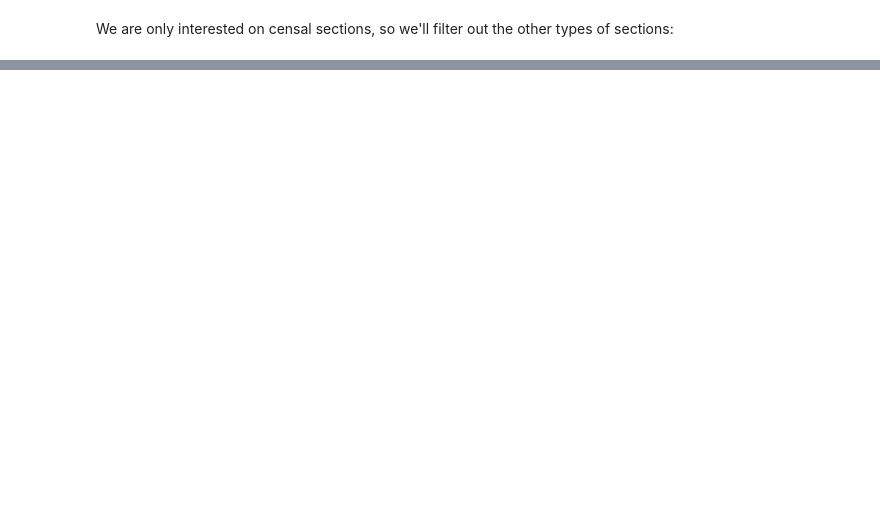
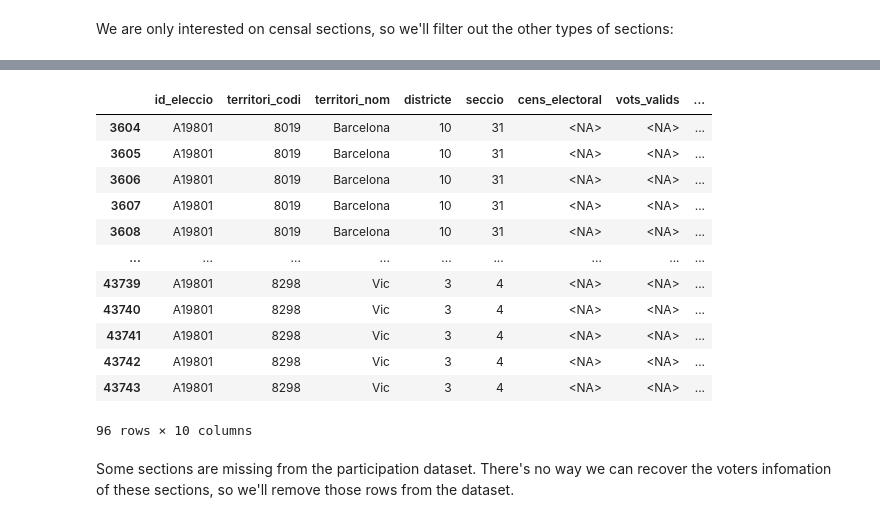
Before and after one commit to guillempla/catalan-elections-forecasting, a Jupyter notebook: src/study_data/study-results-data.ipynb, the cells around one changed output, grey strips where cells are left out. Saved outputs shown, nothing was run; the diff lists cells and outputs as text; code cells hidden in the pictures; blank space fills up the shorter version.

```diff
--- a/src/study_data/study-results-data.ipynb
+++ b/src/study_data/study-results-data.ipynb
@@ -930,0 +1027,40 @@ df_censal_sections[["year", "month", "day", "territori_codi", "seccio", "distric
+# %%
+# show those sections that are in df_censal_sections but not in df_partition
+df_censal_sections[
+    ~df_censal_sections[["id_eleccio", "territori_codi", "districte", "seccio"]]
+    .apply(tuple, 1)
+    .isin(
+        df_participation[["id_eleccio", "territori_codi", "districte", "seccio"]].apply(
+            tuple, 1
+        )
+    )
+][
+    [
+        "id_eleccio",
+        "territori_codi",
+        "territori_nom",
+        "districte",
+        "seccio",
+        "cens_electoral",
+        "vots_valids",
+        "vots_blancs",
+        "vots_nuls",
+        "votants",
+    ]
+]
+# %% [output]
+|  | id_eleccio | territori_codi | territori_nom | districte | seccio | cens_electoral | vots_valids | ... |
+| 3604 | A19801 | 8019 | Barcelona | 10 | 31 | <NA> | <NA> | ... |
+| 3605 | A19801 | 8019 | Barcelona | 10 | 31 | <NA> | <NA> | ... |
+| 3606 | A19801 | 8019 | Barcelona | 10 | 31 | <NA> | <NA> | ... |
+| 3607 | A19801 | 8019 | Barcelona | 10 | 31 | <NA> | <NA> | ... |
+| 3608 | A19801 | 8019 | Barcelona | 10 | 31 | <NA> | <NA> | ... |
+| ... | ... | ... | ... | ... | ... | ... | ... | ... |
+| 43739 | A19801 | 8298 | Vic | 3 | 4 | <NA> | <NA> | ... |
+| 43740 | A19801 | 8298 | Vic | 3 | 4 | <NA> | <NA> | ... |
+| 43741 | A19801 | 8298 | Vic | 3 | 4 | <NA> | <NA> | ... |
+| 43742 | A19801 | 8298 | Vic | 3 | 4 | <NA> | <NA> | ... |
+| 43743 | A19801 | 8298 | Vic | 3 | 4 | <NA> | <NA> | ... |
+96 rows × 10 columns
+# %% [markdown]
+Some sections are missing from the participation dataset. There's no way we can recover the voters infomation of these sections, so we'll remove those rows from the dataset.
```
Also changed, not shown: parts of 15 cells of this notebook.
